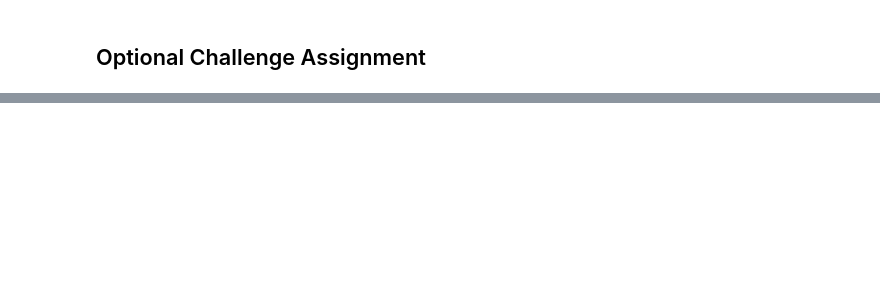
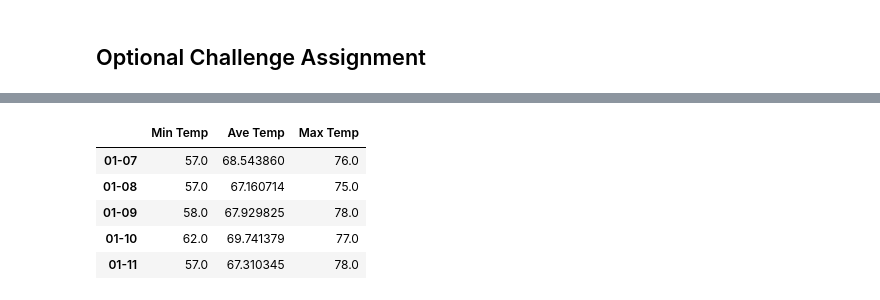
Before and after one commit to blizzardfun/sqlalchemy, a Jupyter notebook: climate_starter.ipynb, the cells around one changed output, grey strips where cells are left out. Saved outputs shown, nothing was run; the diff lists cells and outputs as text; code cells hidden in the pictures; blank space fills up the shorter version.

```diff
--- a/climate_starter.ipynb
+++ b/climate_starter.ipynb
@@ -343,2 +349,11 @@ daily_normals("01-01")
 # %%
 # Load the previous query results into a Pandas DataFrame and add the `trip_dates` range as the `date` index
+daily_norms=pd.DataFrame(normals,index=trip_date,columns=["Min Temp","Ave Temp","Max Temp"])
+daily_norms.head()
+# %% [output]
+|  | Min Temp | Ave Temp | Max Temp |
+| 01-07 | 57.0 | 68.543860 | 76.0 |
+| 01-08 | 57.0 | 67.160714 | 75.0 |
+| 01-09 | 58.0 | 67.929825 | 78.0 |
+| 01-10 | 62.0 | 69.741379 | 77.0 |
+| 01-11 | 57.0 | 67.310345 | 78.0 |
```
Also changed, not shown: parts of 14 cells of this notebook, 3 other files.
